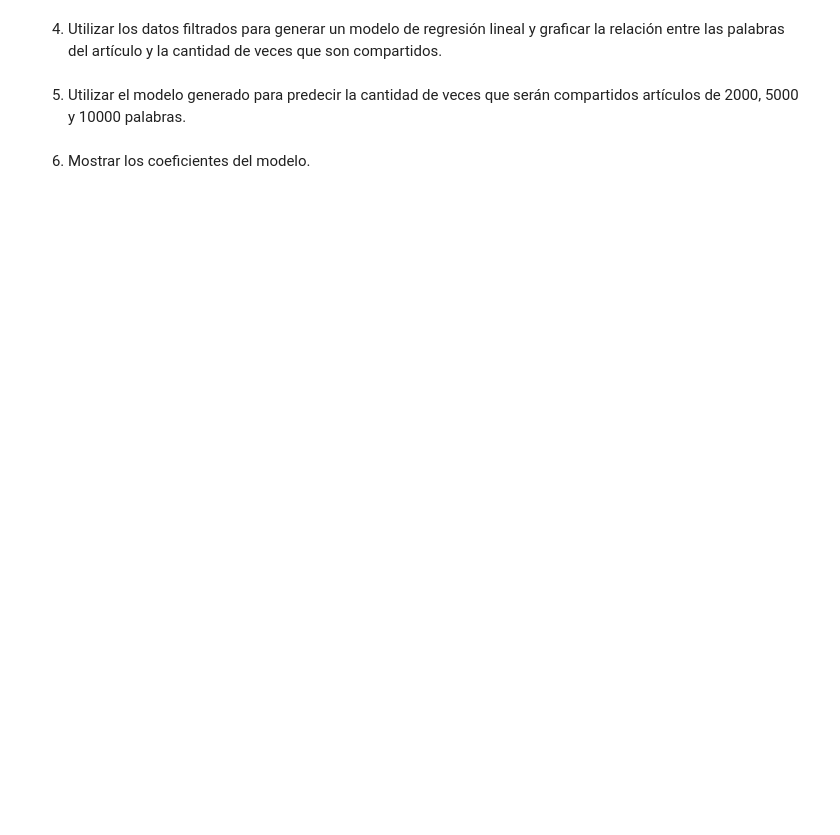
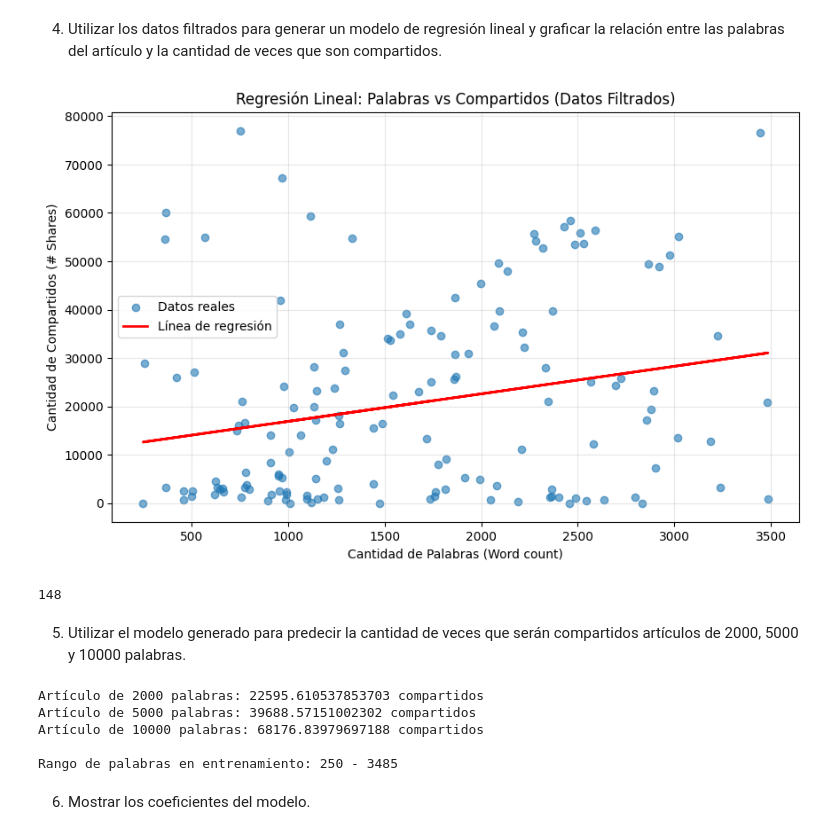
Before and after one commit to LeandroRodrigoMolina/IA_FCAD_2025_1er_Cuatri, a Jupyter notebook: U7/TP5_Aprendizaje.ipynb, the cells around one changed output. Cells and saved outputs as stored; diff of their text form; code cells hidden in the pictures; blank space fills up the shorter version.

```diff
--- a/U7/TP5_Aprendizaje.ipynb
+++ b/U7/TP5_Aprendizaje.ipynb
@@ -623,0 +678,9 @@ A partir del dataset *articulos_ml.csv* que se encuentra disponible en el campus
+# %%
+#incorporar el código correspondiente
+
+df_articulos_filtrado = df_articulos[
+    (df_articulos['Word count'] < 3500) &
+    (df_articulos['# Shares'] < 80000)
+].copy()
+
+df_articulos.shape[0], df_articulos_filtrado.shape[0], df_articulos_filtrado[['Word count', '# Shares']].describe(), df_articulos.shape[0] - df_articulos_filtrado.shape[0]
@@ -628,2 +702,29 @@ A partir del dataset *articulos_ml.csv* que se encuentra disponible en el campus
+# %%
+#incorporar el código correspondiente
+
+X_articulos = df_articulos_filtrado[['Word count']]  # Variable independiente
+y_articulos = df_articulos_filtrado['# Shares']      # Variable dependiente
+
+# Crear y entrenar el modelo de regresión lineal
+modelo_lineal = LinearRegression()
+modelo_lineal.fit(X_articulos, y_articulos)
+
+# Hacer predicciones
+y_pred_articulos = modelo_lineal.predict(X_articulos)
+# %%
+plt.figure(figsize=(10, 6))
+plt.scatter(X_articulos, y_articulos, alpha=0.6, label='Datos reales')
+plt.plot(X_articulos, y_pred_articulos, color='red', linewidth=2, label='Línea de regresión')
+plt.xlabel('Cantidad de Palabras (Word count)')
+plt.ylabel('Cantidad de Compartidos (# Shares)')
+plt.title('Regresión Lineal: Palabras vs Compartidos (Datos Filtrados)')
+plt.legend()
+plt.grid(True, alpha=0.3)
+plt.show()
+
+len(X_articulos)
+# %% [output]
+[figure, added]
+148
 # %% [markdown]
 5. Utilizar el modelo generado para predecir la cantidad de veces que serán compartidos artículos de 2000, 5000 y 10000 palabras.
@@ -632,3 +731,19 @@ A partir del dataset *articulos_ml.csv* que se encuentra disponible en el campus
+# %%
+#incorporar el código correspondiente
+palabras_a_predecir = [[2000], [5000], [10000]]
+
+predicciones = modelo_lineal.predict(palabras_a_predecir)
+
+for i, palabras in enumerate([2000, 5000, 10000]):
+    print(f"Artículo de {palabras} palabras: {predicciones[i]} compartidos")
+
+print(f"\nRango de palabras en entrenamiento: {X_articulos.min().values[0]} - {X_articulos.max().values[0]}")
+# %% [output]
+Artículo de 2000 palabras: 22595.610537853703 compartidos
+Artículo de 5000 palabras: 39688.57151002302 compartidos
+Artículo de 10000 palabras: 68176.83979697188 compartidos
+
+Rango de palabras en entrenamiento: 250 - 3485
 # %% [markdown]
 6. Mostrar los coeficientes del modelo.
 # %%
```
Also changed, not shown: parts of 22 cells of this notebook.
